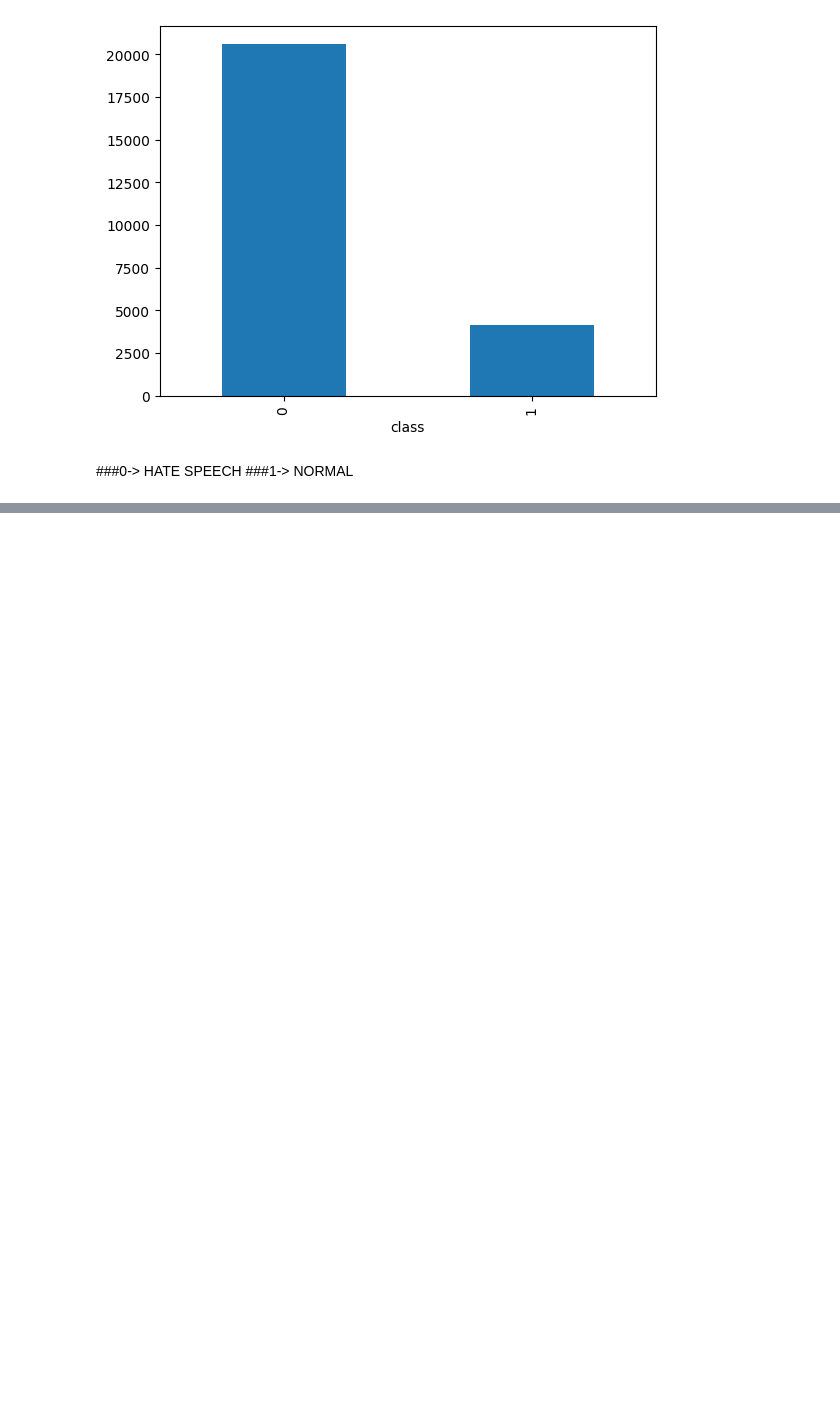
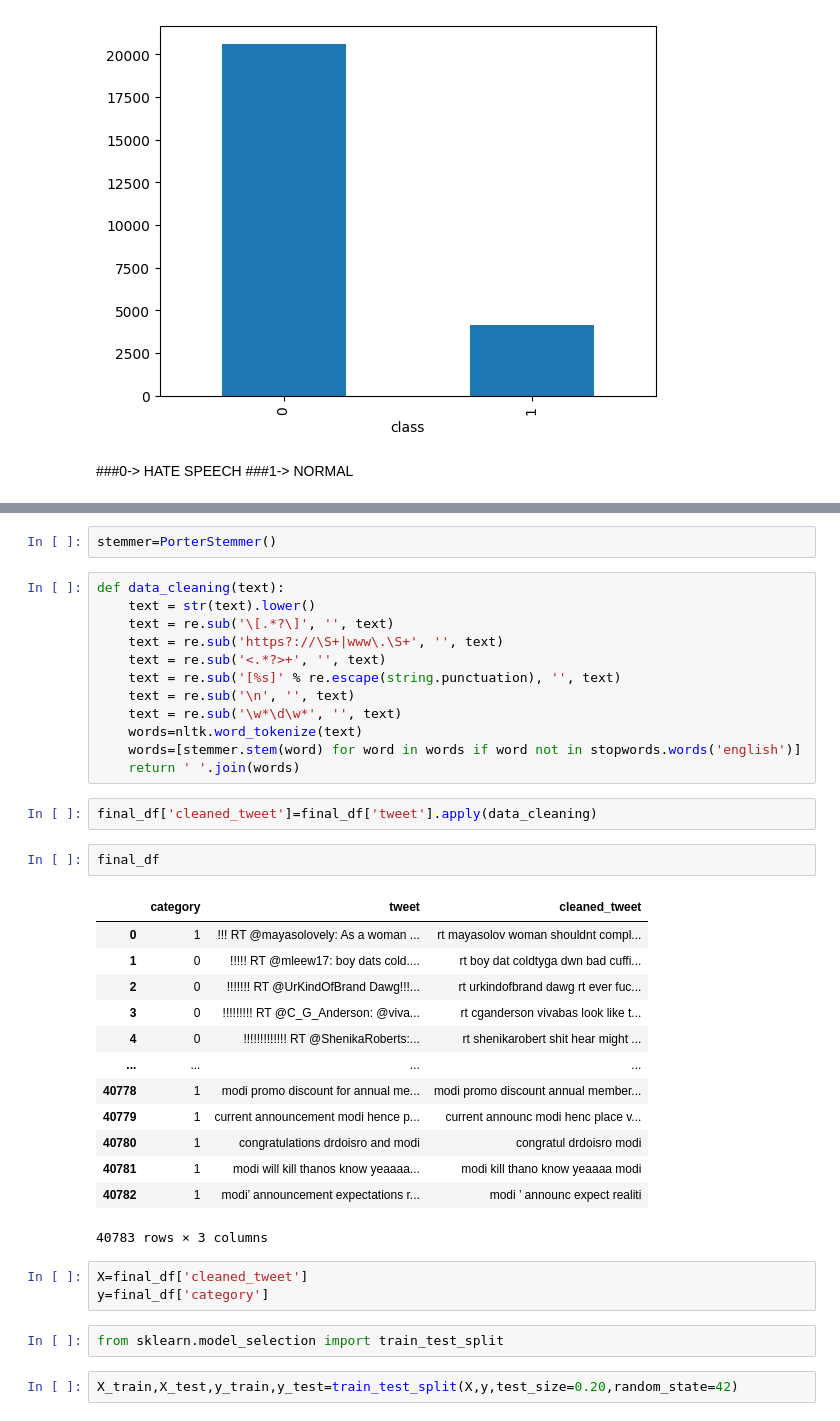
Before and after one commit to Shriansh16/NLP, a Jupyter notebook: Untitled34.ipynb, the cells around one changed output, grey strips where cells are left out. Cells and saved outputs as stored; diff of their text form; blank space fills up the shorter version.

```diff
--- a/Untitled34.ipynb
+++ b/Untitled34.ipynb
@@ -78,0 +172,39 @@ df['class'].value_counts().plot(kind='bar')
+# %%
+stemmer=PorterStemmer()
+# %%
+def data_cleaning(text):
+    text = str(text).lower()
+    text = re.sub('\[.*?\]', '', text)
+    text = re.sub('https?://\S+|www\.\S+', '', text)
+    text = re.sub('<.*?>+', '', text)
+    text = re.sub('[%s]' % re.escape(string.punctuation), '', text)
+    text = re.sub('\n', '', text)
+    text = re.sub('\w*\d\w*', '', text)
+    words=nltk.word_tokenize(text)
+    words=[stemmer.stem(word) for word in words if word not in stopwords.words('english')]
+    return ' '.join(words)
+# %%
+final_df['cleaned_tweet']=final_df['tweet'].apply(data_cleaning)
+# %%
+final_df
+# %% [output]
+|  | category | tweet | cleaned_tweet |
+| 0 | 1 | !!! RT @mayasolovely: As a woman ... | rt mayasolov woman shouldnt compl... |
+| 1 | 0 | !!!!! RT @mleew17: boy dats cold.... | rt boy dat coldtyga dwn bad cuffi... |
+| 2 | 0 | !!!!!!! RT @UrKindOfBrand Dawg!!!... | rt urkindofbrand dawg rt ever fuc... |
+| 3 | 0 | !!!!!!!!! RT @C_G_Anderson: @viva... | rt cganderson vivabas look like t... |
+| 4 | 0 | !!!!!!!!!!!!! RT @ShenikaRoberts:... | rt shenikarobert shit hear might ... |
+| ... | ... | ... | ... |
+| 40778 | 1 | modi promo discount for annual me... | modi promo discount annual member... |
+| 40779 | 1 | current announcement modi hence p... | current announc modi henc place v... |
+| 40780 | 1 | congratulations drdoisro and modi | congratul drdoisro modi |
+| 40781 | 1 | modi will kill thanos know yeaaaa... | modi kill thano know yeaaaa modi |
+| 40782 | 1 | modi’ announcement expectations r... | modi ’ announc expect realiti |
+40783 rows × 3 columns
+# %%
+X=final_df['cleaned_tweet']
+y=final_df['category']
+# %%
+from sklearn.model_selection import train_test_split
+# %%
+X_train,X_test,y_train,y_test=train_test_split(X,y,test_size=0.20,random_state=42)
```
Also changed, not shown: parts of 39 cells of this notebook.
